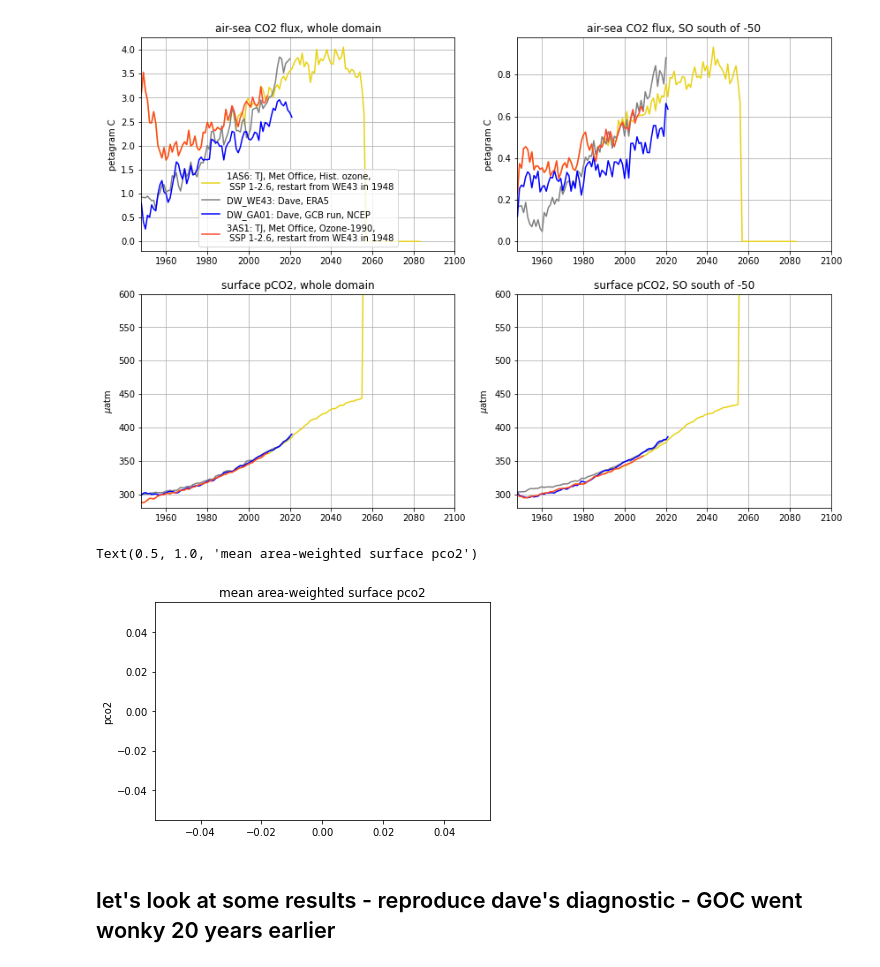
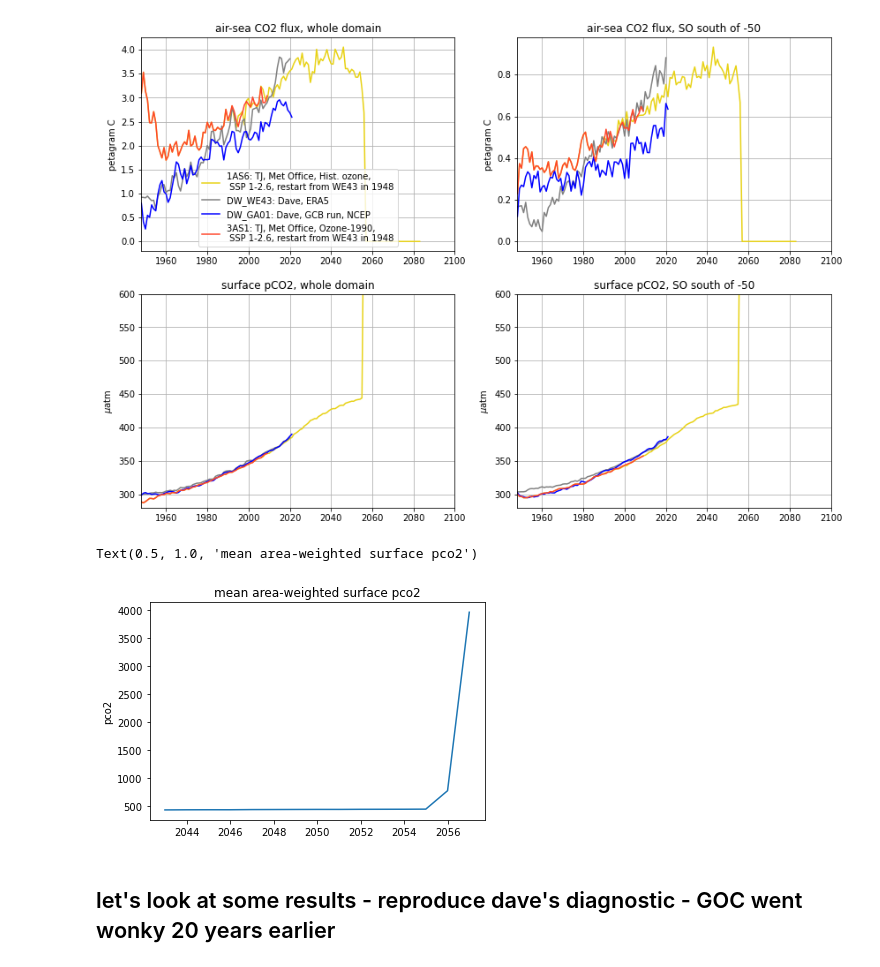
Before and after one commit to tjarnikova/SOZONE, a Jupyter notebook: DEBUG/debug_2056_crash.ipynb, the cells around one changed output. Cells and saved outputs as stored; diff of their text form; code cells hidden in the pictures.

```diff
--- a/DEBUG/debug_2056_crash.ipynb
+++ b/DEBUG/debug_2056_crash.ipynb
@@ -96,14 +96,14 @@ axs[0].legend()
 <matplotlib.legend.Legend at 0x...>
 [figure]
 # %%
-ds = dsets[1] # 1as6
+ds = dsets[0] # 1as6
 ts = 95
 plt.plot(ds['yrs'].values[ts:110], ds['pco2'].values[ts:110])
 plt.ylabel('pco2')
 plt.title('mean area-weighted surface pco2')
 # %% [output]
 Text(0.5, 1.0, 'mean area-weighted surface pco2')
-[figure, old version]
+[figure, new version]
 # %% [markdown]
 ## let's look at some results - reproduce dave's diagnostic - GOC went wonky 20 years earlier
 # %%
```
Also changed, not shown: parts of 2 cells of this notebook.
